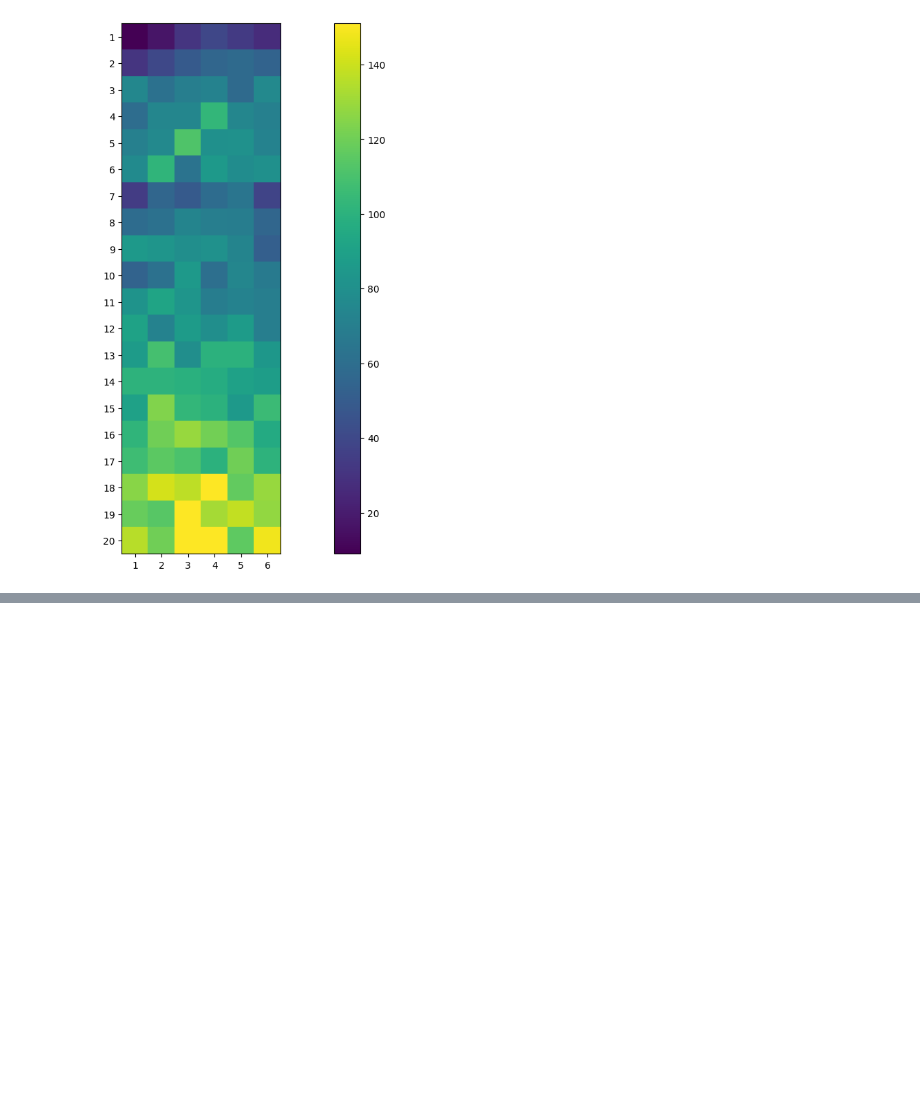
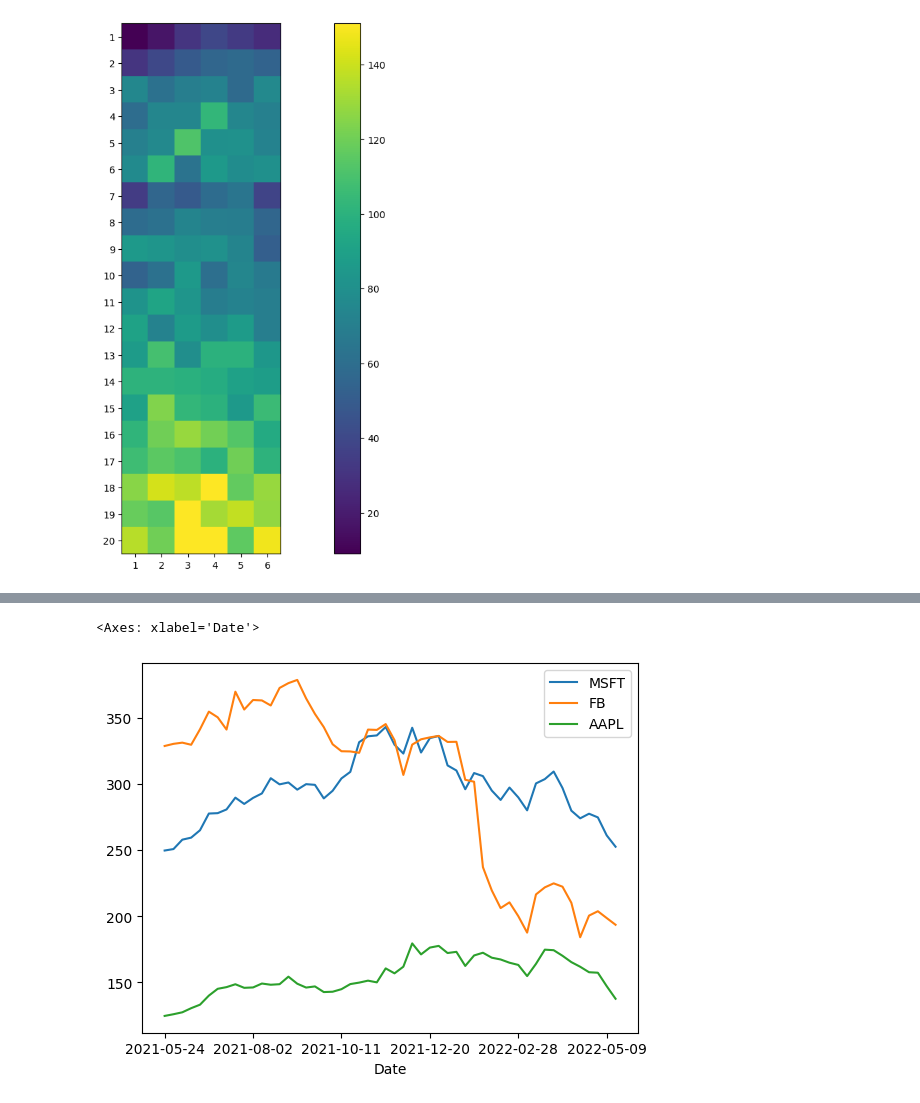
Before and after one commit to akritivishwakarma2007/DE-journey, a Jupyter notebook: Advance_Matplotlib.ipynb, the cells around one changed output, grey strips where cells are left out. Cells and saved outputs as stored; diff of their text form; code cells hidden in the pictures; blank space fills up the shorter version.

```diff
--- a/Advance_Matplotlib.ipynb
+++ b/Advance_Matplotlib.ipynb
@@ -434,0 +484,5 @@ plt.colorbar()
+# %%
+stocks.plot(kind='line',x='Date')
+# %% [output]
+<Axes: xlabel='Date'>
+[figure, added]
```
Also changed, not shown: parts of 17 cells of this notebook.
